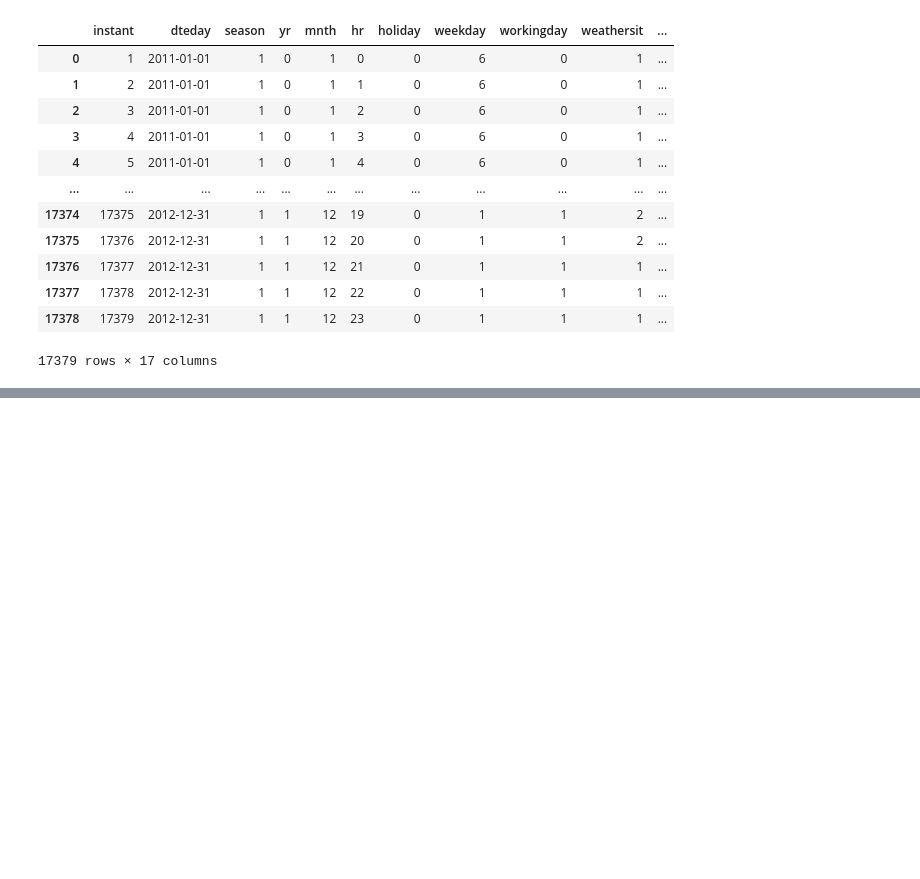
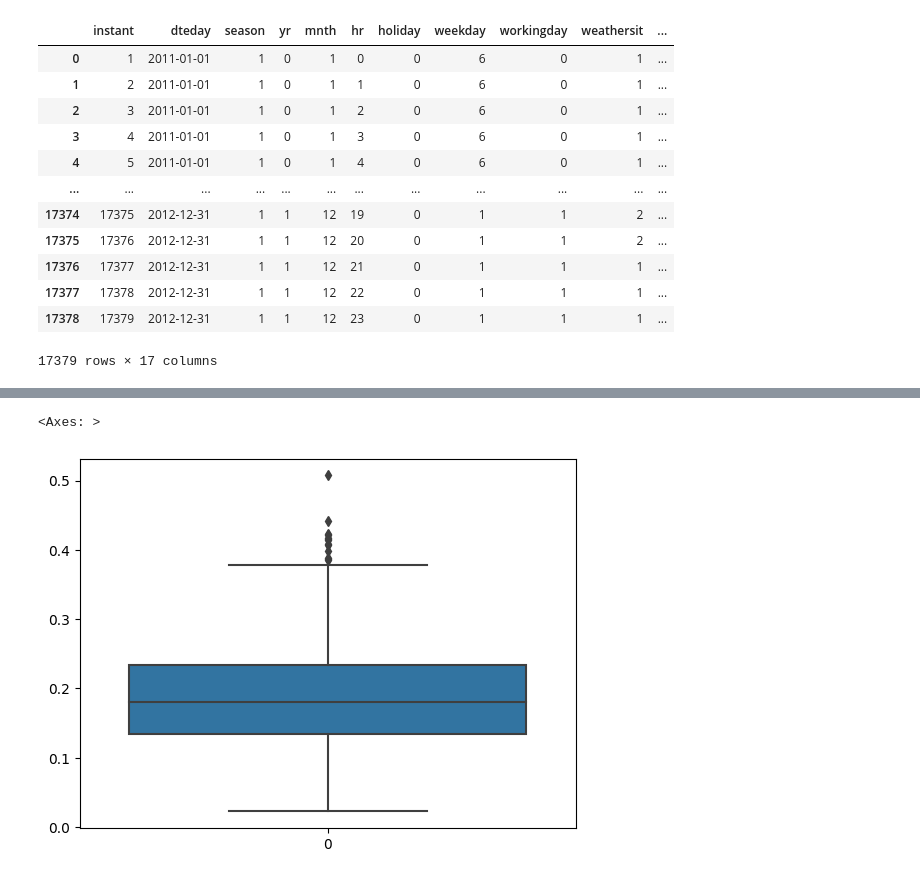
Before and after one commit to Div2707/bike-rental-analysis, a Jupyter notebook: Analysis.ipynb, the cells around one changed output, grey strips where cells are left out. Drawn from its saved outputs; the diff is of its cells as text; code cells hidden in the pictures; blank space fills up the shorter version.

```diff
--- a/Analysis.ipynb
+++ b/Analysis.ipynb
@@ -40,0 +220,8 @@ dh
+# %%
+#Convert the Order Date column into Day, Month, Year and Time columns separately
+df['dteday'] = pd.to_datetime(df['dteday'], format='%m/%d/%y %H:%M' , errors ='coerce')
+
+df['day'] = df['dteday'].dt.day
+
+
+df
@@ -40,0 +282,8 @@ dh
+# %%
+# Mapping values to seasons
+season_mapping = {1: 'spring', 2: 'summer', 3: 'fall', 4: 'winter'}
+
+# Using .replace() to update the 'season' column
+df['season'] = df['season'].replace(season_mapping)
+
+df
@@ -40,0 +308,7 @@ dh
+# %%
+weather_mapping = {1: 'clear', 2: 'mist', 3: 'rain', 4: 'snow'}
+
+# Using .replace() to update the 'season' column
+df['weathersit'] = df['weathersit'].replace(season_mapping)
+
+df
@@ -40,0 +329,6 @@ dh
+# %%
+# Create a 'weekend' column based on the 'workingday' column
+df['weekend'] = df['workingday'].apply(lambda x: 1 if x == 6 or x == 7 else 0)
+
+# Print the DataFrame with the new 'weekend' column
+print(df)
@@ -40,0 +353,5 @@ dh
+# %%
+sns.boxplot(data=df['windspeed'])
+# %% [output]
+<Axes: >
+[figure, added]
```
Also changed, not shown: parts of 70 cells of this notebook, 2 other files.
